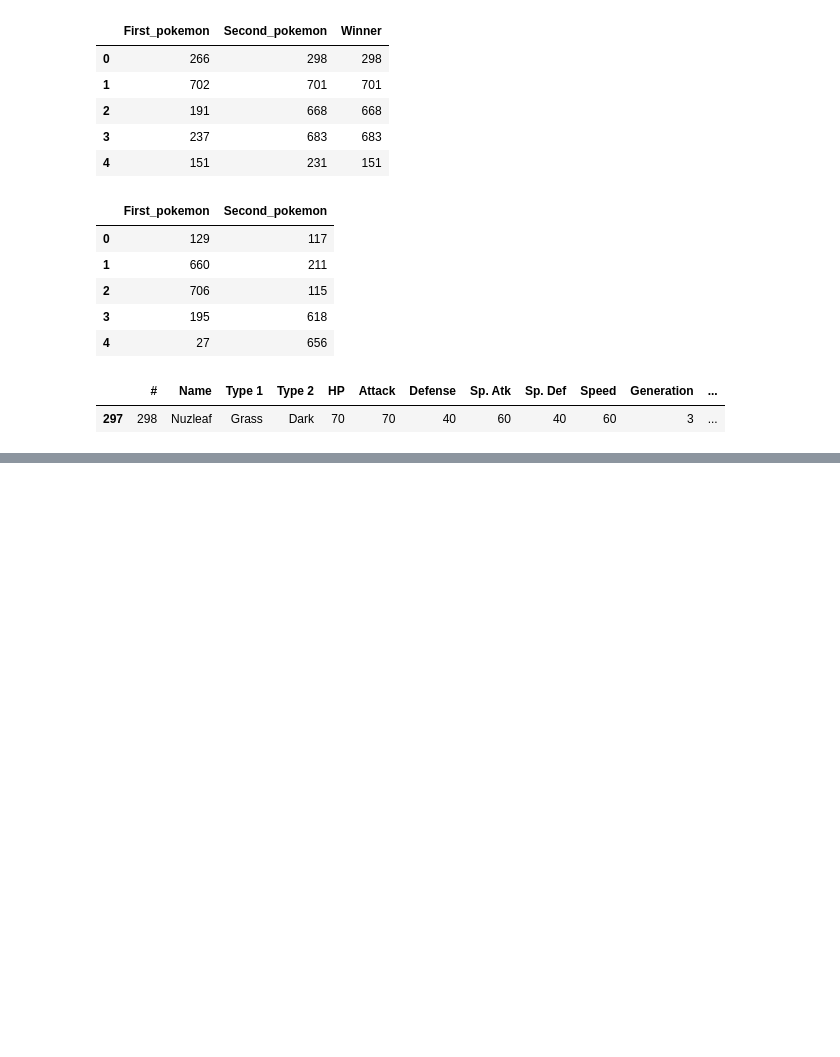
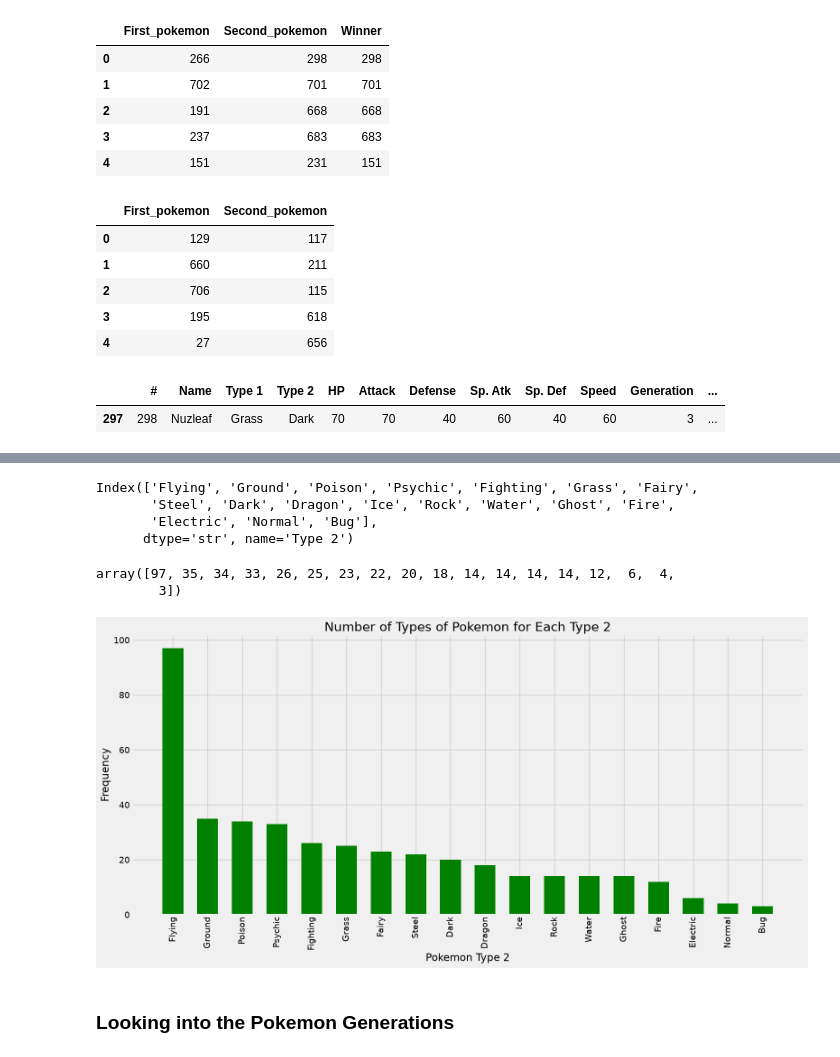
Before and after one commit to SevenWoos/MachineLearningProjects, a Jupyter notebook: pokemon_projects/pokemon_ml/pokemon_ml.ipynb, the cells around one changed output, grey strips where cells are left out. Drawn from its saved outputs; the diff is of its cells as text; code cells hidden in the pictures; blank space fills up the shorter version.

```diff
--- a/pokemon_projects/pokemon_ml/pokemon_ml.ipynb
+++ b/pokemon_projects/pokemon_ml/pokemon_ml.ipynb
@@ -80,0 +201,2 @@ pokemon[pokemon['#'] == 298]
+# %%
+type2_counts = pokemon['Type 2'].value_counts()
@@ -80,0 +232,32 @@ pokemon[pokemon['#'] == 298]
+# %%
+type2_counts.index
+# %% [output]
+Index(['Flying', 'Ground', 'Poison', 'Psychic', 'Fighting', 'Grass', 'Fairy',
+       'Steel', 'Dark', 'Dragon', 'Ice', 'Rock', 'Water', 'Ghost', 'Fire',
+       'Electric', 'Normal', 'Bug'],
+      dtype='str', name='Type 2')
+# %%
+type2_counts.values
+# %% [output]
+array([97, 35, 34, 33, 26, 25, 23, 22, 20, 18, 14, 14, 14, 14, 12,  6,  4,
+        3])
+# %%
+plt.style.use('fivethirtyeight')
+
+plt.figure(figsize=(16,8))
+width=0.6
+
+plt.bar(type2_counts.index, type2_counts.values, width=width, color='green')
+
+plt.title('Number of Types of Pokemon for Each Type 2')
+plt.xlabel('Pokemon Type 2')
+plt.ylabel('Frequency')
+
+plt.xticks(rotation=90)
+
+plt.tight_layout()
+plt.show()
+# %% [output]
+[figure, added]
+# %% [markdown]
+### Looking into the Pokemon Generations
```
Also changed, not shown: parts of 146 cells of this notebook.
